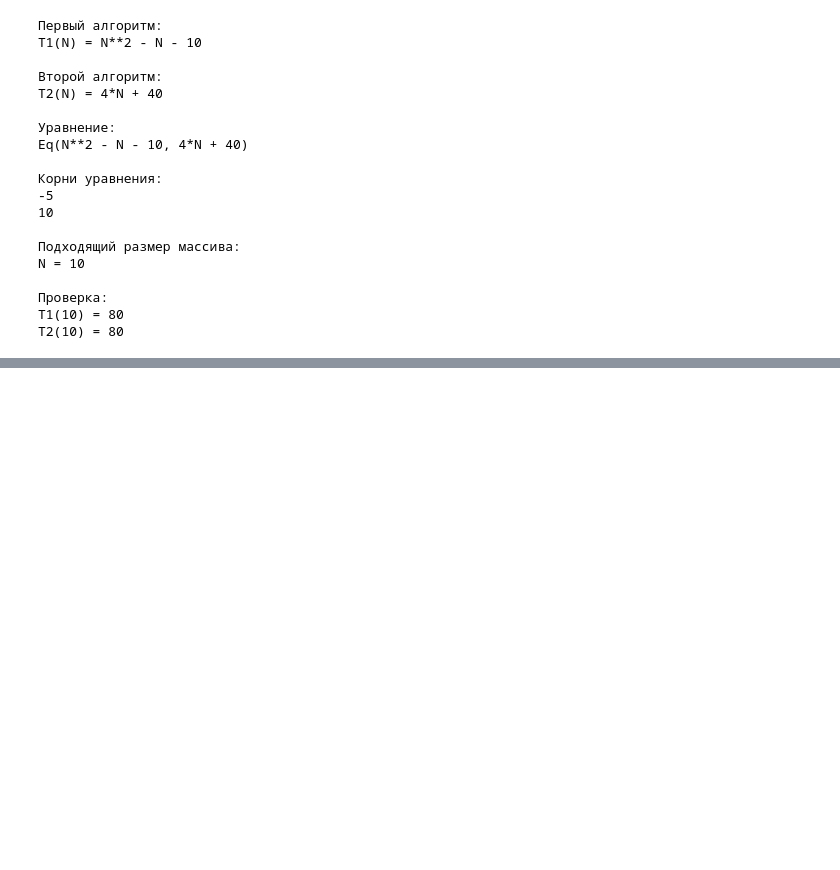
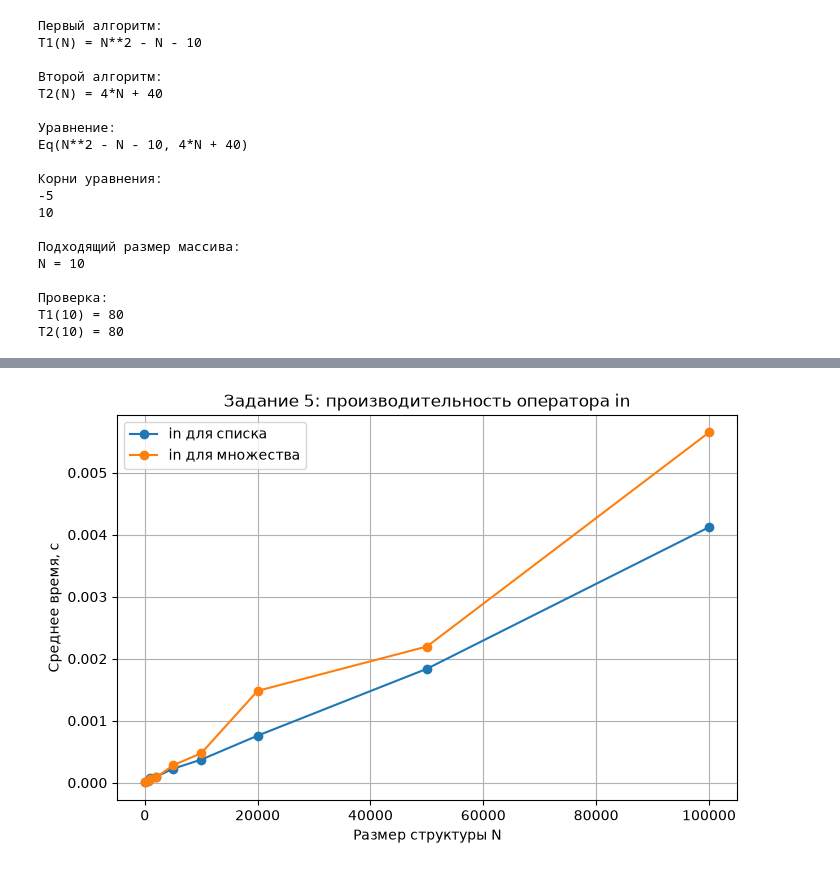
Before and after one commit to cherep121/Data_proc, a Jupyter notebook: main.ipynb, the cells around one changed output, grey strips where cells are left out. Drawn from its saved outputs; the diff is of its cells as text; code cells hidden in the pictures; blank space fills up the shorter version.

```diff
--- a/main.ipynb
+++ b/main.ipynb
@@ -187,0 +242,30 @@ T2(10) = 80
+# %%
+def contains_in_list(n):
+    data = list(range(n))
+    return -1 in data
+
+
+def contains_in_set(n):
+    data = set(range(n))
+    return -1 in data
+
+
+sizes5 = [100, 500, 1000, 2000, 5000, 10000, 20000, 50000, 100000]
+list_in_times = []
+set_in_times = []
+
+for n in sizes5:
+    list_in_times.append(timeit.timeit(lambda: contains_in_list(n), number=20) / 20)
+    set_in_times.append(timeit.timeit(lambda: contains_in_set(n), number=20) / 20)
+
+plt.figure(figsize=(8, 5))
+plt.plot(sizes5, list_in_times, marker="o", label="in для списка")
+plt.plot(sizes5, set_in_times, marker="o", label="in для множества")
+plt.xlabel("Размер структуры N")
+plt.ylabel("Среднее время, с")
+plt.title("Задание 5: производительность оператора in")
+plt.legend()
+plt.grid(True)
+plt.show()
+# %% [output]
+[figure, added]
```
Also changed, not shown: parts of 5 cells of this notebook.
